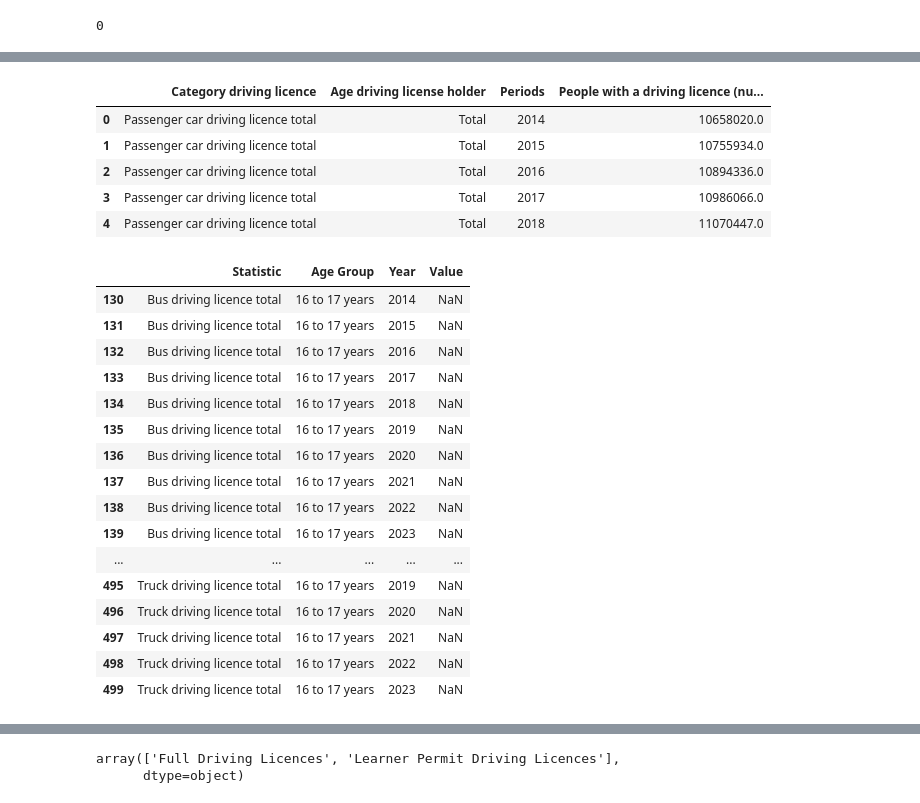
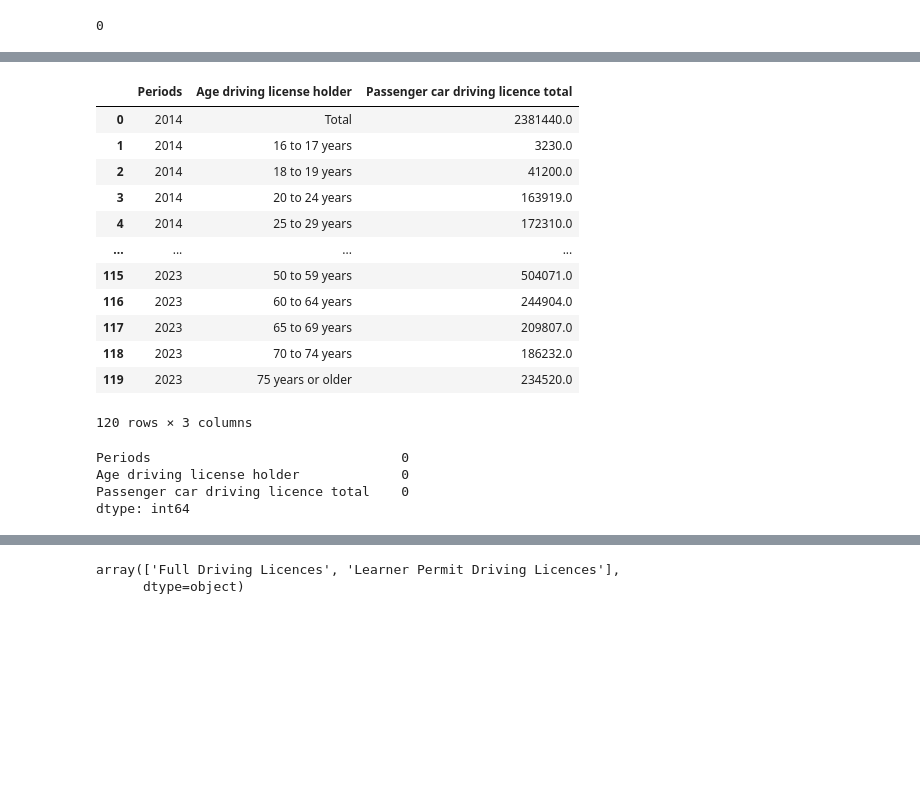
Before and after one commit to TunahanINCE/Current-Driving-Licences, a Jupyter notebook: Current_Driving_Licences.ipynb, the cells around one changed output, grey strips where cells are left out. Drawn from its saved outputs; the diff is of its cells as text; code cells hidden in the pictures; blank space fills up the shorter version.

```diff
--- a/Current_Driving_Licences.ipynb
+++ b/Current_Driving_Licences.ipynb
@@ -225,7 +225,7 @@ df
 # df = process_json_data(data)
 # df
 # %%
-df2=pd.read_csv("People_with_a_driving_licence_11122023_114434.csv",sep=';') #We read the second data set with pandas
+df2=pd.read_csv("People_with_a_driving_licence_22122023_160245.csv",sep=';') #We read the second data set with pandas
 #veri setimiz noktali virgul ile ayrildigi icin sep parametresini ';' olarak ayarliyoruz
 # %%
 df2.head()
@@ -256,12 +268,28 @@ df2.duplicated().sum()                    # We count the total number of duplica
 # %%
 # We drop the specified columns from the dataframe and apply changes directly with inplace=True.
-df2.drop(columns=["Region"], inplace=True)
-df2.head()
+df2.drop(columns=["Passenger car licence excl. trailer"], inplace=True)
+df2.drop(columns=["Passenger car licence incl. trailer"], inplace=True)
+df2 = df2.drop(index=120)
+df2
 # %% [output]
-|  | Category driving licence | Age driving license holder | Periods | People with a driving licence (nu... |
-| 0 | Passenger car driving licence total | Total | 2014 | 10658020.0 |
-| 1 | Passenger car driving licence total | Total | 2015 | 10755934.0 |
-| 2 | Passenger car driving licence total | Total | 2016 | 10894336.0 |
-| 3 | Passenger car driving licence total | Total | 2017 | 10986066.0 |
-| 4 | Passenger car driving licence total | Total | 2018 | 11070447.0 |
+|  | Periods | Age driving license holder | Passenger car driving licence total |
+| 0 | 2014 | Total | 2381440.0 |
+| 1 | 2014 | 16 to 17 years | 3230.0 |
+| 2 | 2014 | 18 to 19 years | 41200.0 |
+| 3 | 2014 | 20 to 24 years | 163919.0 |
+| 4 | 2014 | 25 to 29 years | 172310.0 |
+| ... | ... | ... | ... |
+| 115 | 2023 | 50 to 59 years | 504071.0 |
+| 116 | 2023 | 60 to 64 years | 244904.0 |
+| 117 | 2023 | 65 to 69 years | 209807.0 |
+| 118 | 2023 | 70 to 74 years | 186232.0 |
+| 119 | 2023 | 75 years or older | 234520.0 |
+120 rows × 3 columns
+# %%
+df2.isnull().sum() # We count the number of null values in each column of the dataframe
+# %% [output]
+Periods                                0
+Age driving license holder             0
+Passenger car driving licence total    0
+dtype: int64
 # %%
@@ -272,21 +298,0 @@ df2 = df2.rename(columns={"Category driving licence":"Statistic",
-# %%
-missing_df2 = df2[df2.isna().any(axis=1)] # We create a new dataframe containing only the rows with missing data.
-missing_df2 # We display the dataframe with missing values.
-# %% [output]
-|  | Statistic | Age Group | Year | Value |
-| 130 | Bus driving licence total | 16 to 17 years | 2014 | NaN |
-| 131 | Bus driving licence total | 16 to 17 years | 2015 | NaN |
-| 132 | Bus driving licence total | 16 to 17 years | 2016 | NaN |
-| 133 | Bus driving licence total | 16 to 17 years | 2017 | NaN |
-| 134 | Bus driving licence total | 16 to 17 years | 2018 | NaN |
-| 135 | Bus driving licence total | 16 to 17 years | 2019 | NaN |
-| 136 | Bus driving licence total | 16 to 17 years | 2020 | NaN |
-| 137 | Bus driving licence total | 16 to 17 years | 2021 | NaN |
-| 138 | Bus driving licence total | 16 to 17 years | 2022 | NaN |
-| 139 | Bus driving licence total | 16 to 17 years | 2023 | NaN |
-| ... | ... | ... | ... | ... |
-| 495 | Truck driving licence total | 16 to 17 years | 2019 | NaN |
-| 496 | Truck driving licence total | 16 to 17 years | 2020 | NaN |
-| 497 | Truck driving licence total | 16 to 17 years | 2021 | NaN |
-| 498 | Truck driving licence total | 16 to 17 years | 2022 | NaN |
-| 499 | Truck driving licence total | 16 to 17 years | 2023 | NaN |
```
Also changed, not shown: parts of 33 cells of this notebook.
